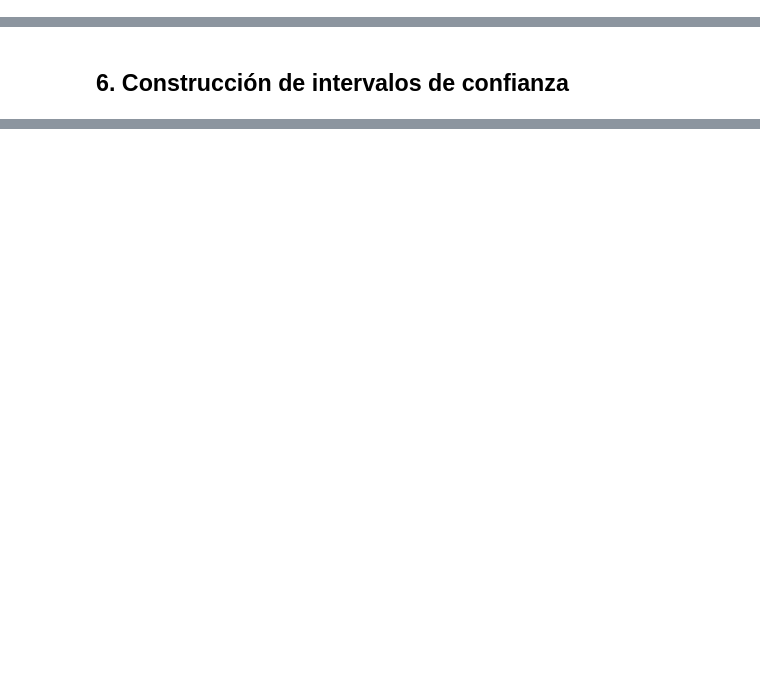
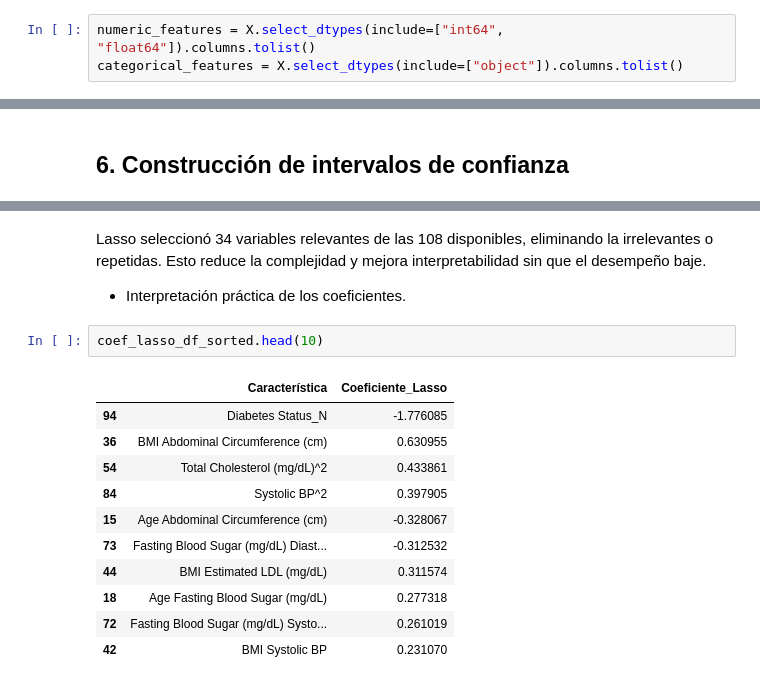
Before and after one commit to lfelipesales/Laboratorios-AprendizajeDeMaquina, a Jupyter notebook: LAB2/Laboratorio2.ipynb, the cells around one changed output, grey strips where cells are left out. Saved outputs shown, nothing was run; the diff lists cells and outputs as text; blank space fills up the shorter version.

```diff
--- a/LAB2/Laboratorio2.ipynb
+++ b/LAB2/Laboratorio2.ipynb
@@ -1104,0 +1112,3 @@ Haremos una tabla comparando: RMSE, MAE y R² y basados en los datos explicaremo
+# %%
+numeric_features = X.select_dtypes(include=["int64", "float64"]).columns.tolist()
+categorical_features = X.select_dtypes(include=["object"]).columns.tolist()
@@ -1125,0 +1586,18 @@ Haremos una tabla comparando: RMSE, MAE y R² y basados en los datos explicaremo
+# %% [markdown]
+Lasso seleccionó 34 variables relevantes de las 108 disponibles, eliminando la irrelevantes o repetidas. Esto reduce la complejidad y mejora interpretabilidad sin que el desempeño baje.
+
+- Interpretación práctica de los coeficientes.
+# %%
+coef_lasso_df_sorted.head(10)
+# %% [output]
+|  | Característica | Coeficiente_Lasso |
+| 94 | Diabetes Status_N | -1.776085 |
+| 36 | BMI Abdominal Circumference (cm) | 0.630955 |
+| 54 | Total Cholesterol (mg/dL)^2 | 0.433861 |
+| 84 | Systolic BP^2 | 0.397905 |
+| 15 | Age Abdominal Circumference (cm) | -0.328067 |
+| 73 | Fasting Blood Sugar (mg/dL) Diast... | -0.312532 |
+| 44 | BMI Estimated LDL (mg/dL) | 0.311574 |
+| 18 | Age Fasting Blood Sugar (mg/dL) | 0.277318 |
+| 72 | Fasting Blood Sugar (mg/dL) Systo... | 0.261019 |
+| 42 | BMI Systolic BP | 0.231070 |
```
Also changed, not shown: parts of 41 cells of this notebook.
